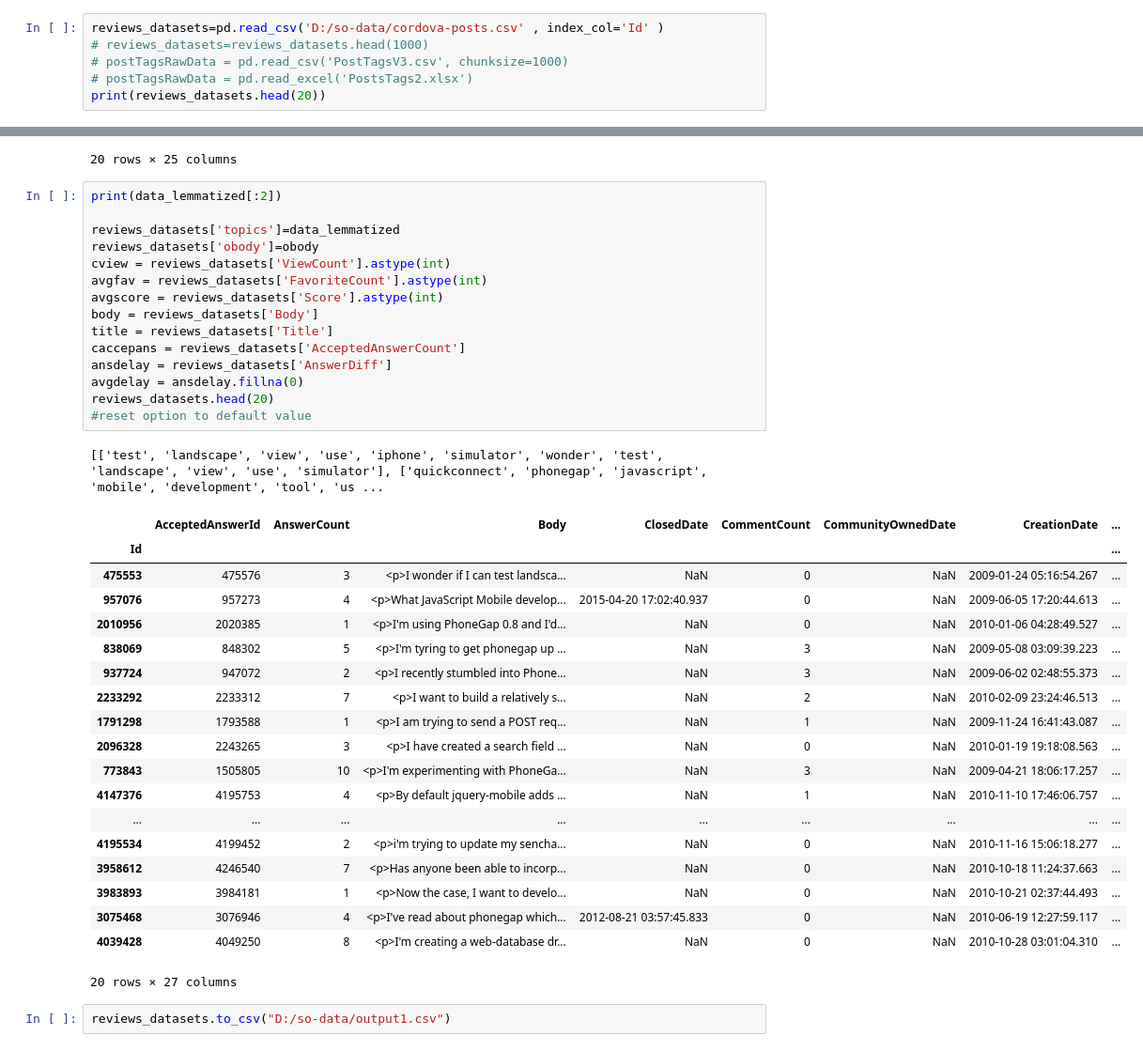
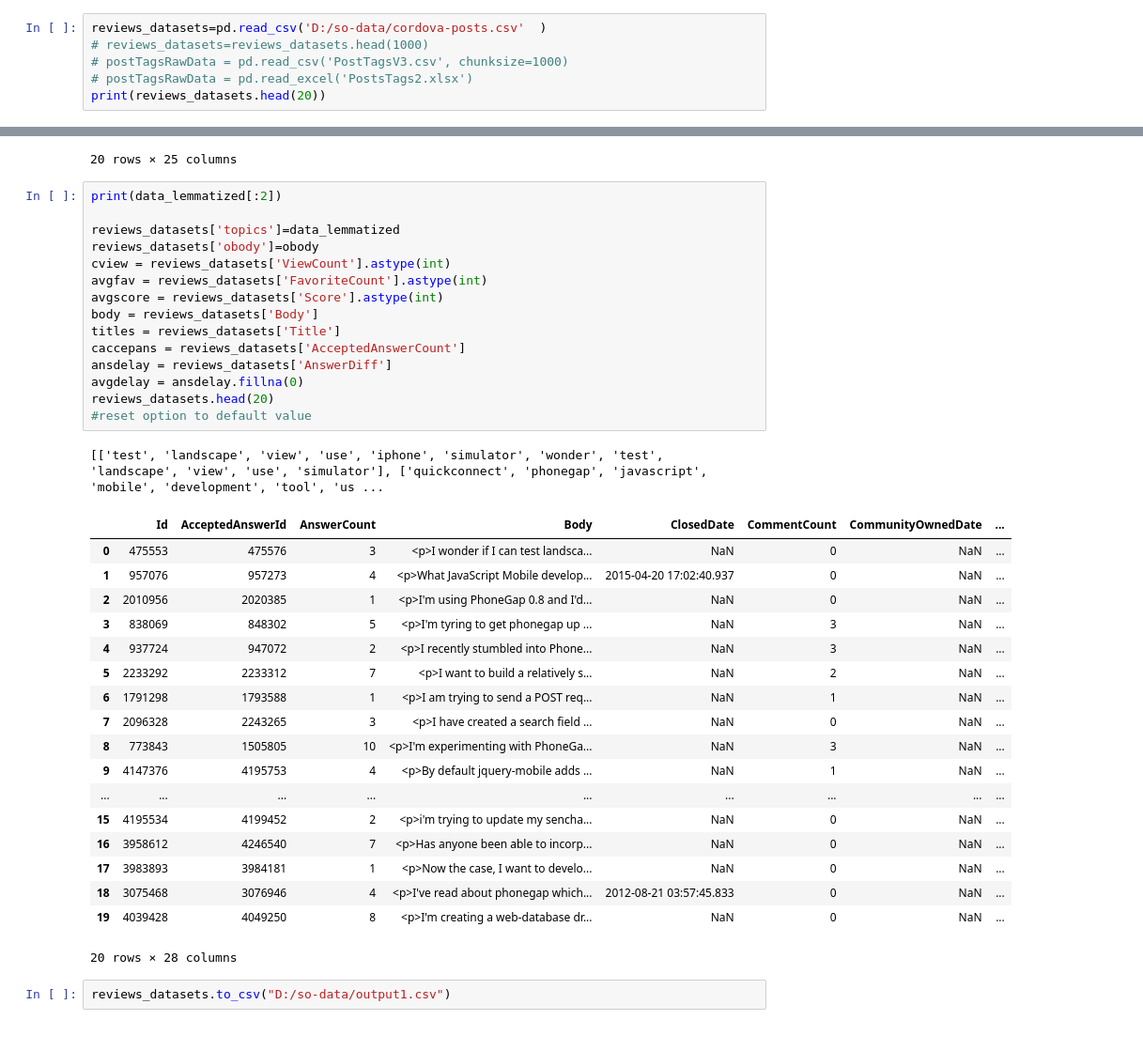
Before and after one commit to monjurmorshed793/cross-platform-so-data, a Jupyter notebook: topic-modeling-v2 - cordova.ipynb, the cells around one changed output, grey strips where cells are left out. Shown at 94% size. Saved outputs shown, nothing was run; the diff lists cells and outputs as text.

```diff
--- a/topic-modeling-v2 - cordova.ipynb
+++ b/topic-modeling-v2 - cordova.ipynb
@@ -91,7 +52,7 @@ nltk.download('stopwords')
 [nltk_data]   Package stopwords is already up-to-date!
 True
 # %%
-reviews_datasets=pd.read_csv('D:/so-data/cordova-posts.csv' , index_col='Id' )
+reviews_datasets=pd.read_csv('D:/so-data/cordova-posts.csv'  )
 # reviews_datasets=reviews_datasets.head(1000)
 # postTagsRawData = pd.read_csv('PostTagsV3.csv', chunksize=1000)
 # postTagsRawData = pd.read_excel('PostsTags2.xlsx')
@@ -285,39 +246,38 @@ reviews_datasets.head(20)
 # %%
 print(data_lemmatized[:2])
 
 reviews_datasets['topics']=data_lemmatized
 reviews_datasets['obody']=obody
 cview = reviews_datasets['ViewCount'].astype(int)
 avgfav = reviews_datasets['FavoriteCount'].astype(int)
 avgscore = reviews_datasets['Score'].astype(int)
 body = reviews_datasets['Body']
-title = reviews_datasets['Title']
+titles = reviews_datasets['Title']
 caccepans = reviews_datasets['AcceptedAnswerCount']
 ansdelay = reviews_datasets['AnswerDiff']
 avgdelay = ansdelay.fillna(0)
 reviews_datasets.head(20)
 #reset option to default value
 # %% [output]
 [['test', 'landscape', 'view', 'use', 'iphone', 'simulator', 'wonder', 'test', 'landscape', 'view', 'use', 'simulator'], ['quickconnect', 'phonegap', 'javascript', 'mobile', 'development', 'tool', 'us ...
-|  | AcceptedAnswerId | AnswerCount | Body | ClosedDate | CommentCount | CommunityOwnedDate | CreationDate | ... |
-| Id |  |  |  |  |  |  |  | ... |
-| 475553 | 475576 | 3 | <p>I wonder if I can test landsca... | NaN | 0 | NaN | 2009-01-24 05:16:54.267 | ... |
-| 957076 | 957273 | 4 | <p>What JavaScript Mobile develop... | 2015-04-20 17:02:40.937 | 0 | NaN | 2009-06-05 17:20:44.613 | ... |
-| 2010956 | 2020385 | 1 | <p>I'm using PhoneGap 0.8 and I'd... | NaN | 0 | NaN | 2010-01-06 04:28:49.527 | ... |
-| 838069 | 848302 | 5 | <p>I'm tyring to get phonegap up ... | NaN | 3 | NaN | 2009-05-08 03:09:39.223 | ... |
-| 937724 | 947072 | 2 | <p>I recently stumbled into Phone... | NaN | 3 | NaN | 2009-06-02 02:48:55.373 | ... |
-| 2233292 | 2233312 | 7 | <p>I want to build a relatively s... | NaN | 2 | NaN | 2010-02-09 23:24:46.513 | ... |
-| 1791298 | 1793588 | 1 | <p>I am trying to send a POST req... | NaN | 1 | NaN | 2009-11-24 16:41:43.087 | ... |
-| 2096328 | 2243265 | 3 | <p>I have created a search field ... | NaN | 0 | NaN | 2010-01-19 19:18:08.563 | ... |
-| 773843 | 1505805 | 10 | <p>I'm experimenting with PhoneGa... | NaN | 3 | NaN | 2009-04-21 18:06:17.257 | ... |
-| 4147376 | 4195753 | 4 | <p>By default jquery-mobile adds ... | NaN | 1 | NaN | 2010-11-10 17:46:06.757 | ... |
+|  | Id | AcceptedAnswerId | AnswerCount | Body | ClosedDate | CommentCount | CommunityOwnedDate | ... |
+| 0 | 475553 | 475576 | 3 | <p>I wonder if I can test landsca... | NaN | 0 | NaN | ... |
+| 1 | 957076 | 957273 | 4 | <p>What JavaScript Mobile develop... | 2015-04-20 17:02:40.937 | 0 | NaN | ... |
+| 2 | 2010956 | 2020385 | 1 | <p>I'm using PhoneGap 0.8 and I'd... | NaN | 0 | NaN | ... |
+| 3 | 838069 | 848302 | 5 | <p>I'm tyring to get phonegap up ... | NaN | 3 | NaN | ... |
+| 4 | 937724 | 947072 | 2 | <p>I recently stumbled into Phone... | NaN | 3 | NaN | ... |
+| 5 | 2233292 | 2233312 | 7 | <p>I want to build a relatively s... | NaN | 2 | NaN | ... |
+| 6 | 1791298 | 1793588 | 1 | <p>I am trying to send a POST req... | NaN | 1 | NaN | ... |
+| 7 | 2096328 | 2243265 | 3 | <p>I have created a search field ... | NaN | 0 | NaN | ... |
+| 8 | 773843 | 1505805 | 10 | <p>I'm experimenting with PhoneGa... | NaN | 3 | NaN | ... |
+| 9 | 4147376 | 4195753 | 4 | <p>By default jquery-mobile adds ... | NaN | 1 | NaN | ... |
 | ... | ... | ... | ... | ... | ... | ... | ... | ... |
-| 4195534 | 4199452 | 2 | <p>i'm trying to update my sencha... | NaN | 0 | NaN | 2010-11-16 15:06:18.277 | ... |
-| 3958612 | 4246540 | 7 | <p>Has anyone been able to incorp... | NaN | 0 | NaN | 2010-10-18 11:24:37.663 | ... |
-| 3983893 | 3984181 | 1 | <p>Now the case, I want to develo... | NaN | 0 | NaN | 2010-10-21 02:37:44.493 | ... |
-| 3075468 | 3076946 | 4 | <p>I've read about phonegap which... | 2012-08-21 03:57:45.833 | 0 | NaN | 2010-06-19 12:27:59.117 | ... |
-| 4039428 | 4049250 | 8 | <p>I'm creating a web-database dr... | NaN | 0 | NaN | 2010-10-28 03:01:04.310 | ... |
+| 15 | 4195534 | 4199452 | 2 | <p>i'm trying to update my sencha... | NaN | 0 | NaN | ... |
+| 16 | 3958612 | 4246540 | 7 | <p>Has anyone been able to incorp... | NaN | 0 | NaN | ... |
+| 17 | 3983893 | 3984181 | 1 | <p>Now the case, I want to develo... | NaN | 0 | NaN | ... |
+| 18 | 3075468 | 3076946 | 4 | <p>I've read about phonegap which... | 2012-08-21 03:57:45.833 | 0 | NaN | ... |
+| 19 | 4039428 | 4049250 | 8 | <p>I'm creating a web-database dr... | NaN | 0 | NaN | ... |
-20 rows × 27 columns
+20 rows × 28 columns
 # %%
 reviews_datasets.to_csv("D:/so-data/output1.csv")
 # %%
```
Also changed, not shown: parts of 9 cells of this notebook, 3 other files.
